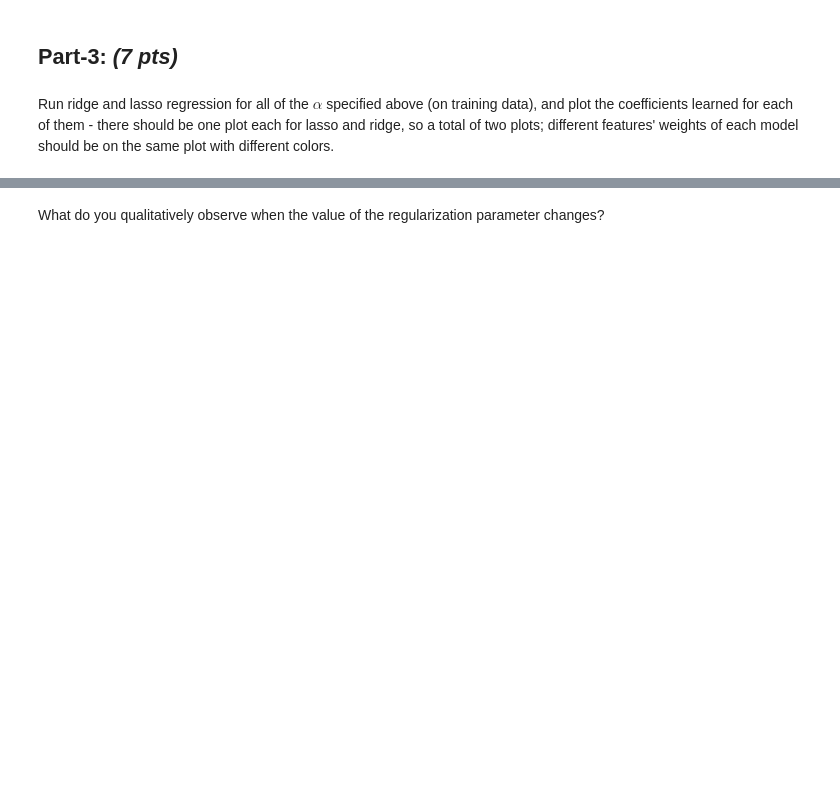
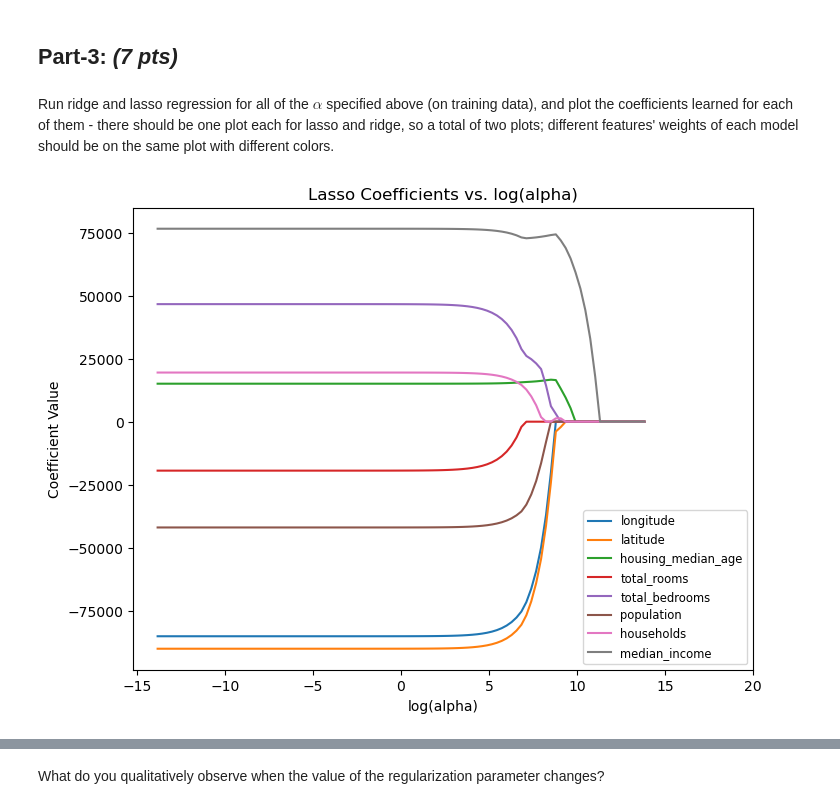
Before and after one commit to milindbhatiaa/Advance_Machine_Learning, a Jupyter notebook: HW_1_Milind_Bhatia.ipynb, the cells around one changed output, grey strips where cells are left out. Cells and saved outputs as stored; diff of their text form; code cells hidden in the pictures; blank space fills up the shorter version.

```diff
--- a/HW_1_Milind_Bhatia.ipynb
+++ b/HW_1_Milind_Bhatia.ipynb
@@ -180,31 +220,32 @@ k_fold = None
 # %%
 #Define the alphas as defined in the question
 ##  START CODE  ## (1 line of code)
-alphas = None
+alphas = 10**np.linspace(6,-6,100)
 ##  END CODE    ##
 
 lasso_avg_mse = {}
+ridge_avg_mse = {}
 # %%
 #For each value of alpha and each fold compute the mean square error
 for alpha in alphas:
 
   #Instantiate a lasso model with the current alpha
   ##  START CODE  ## (1 line of code)
-  lasso = None
+  lasso = linear_model.Lasso(alpha=alpha)
   ##  END CODE    ##
 
   avg_mse = 0
 
-  for k, (train, test) in enumerate(k_fold.split(X_train, Y_train)):
+  for k, (train, test) in enumerate(k_fold.split(X_train, y_train)):
 
     #Fit the scaled training data to the lasso model
     ## START CODE ## (1 line of code)
-
+    lasso.fit(Xscaled_train[train],y_train[train])
     ## END CODE ##
 
     #Calculate the average mean sqaured error
     ##  START CODE  ## (1 line of code)
-    avg_mse = None
+    avg_mse = avg_mse + ((y_train[test]-lasso.predict(Xscaled_train[test]))**2).mean()
     ##  END CODE    ##
 
   # Take the average mean squared error as metric
@@ -222,21 +265,21 @@ for alpha in alphas:
 
   #Instantiate a ridge model with the current alpha
   ##  START CODE  ## (1 line of code)
-  ridge = None
+  ridge = linear_model.Ridge(alpha=alpha)
   ##  END CODE    ##
 
   avg_mse = 0
 
-  for k, (train, test) in enumerate(k_fold.split(X_train, Y_train)):
+  for k, (train, test) in enumerate(k_fold.split(X_train, y_train)):
 
     #Fit the scaled training data to the ridge model
     ## START CODE ## (1 line of code)
-
+    ridge.fit(Xscaled_train[train],y_train[train])
     ## END CODE ##
 
     #Calculate the average mean sqaured error
     ##  START CODE  ## (1 line of code)
-    avg_mse = None
+    avg_mse = avg_mse + ((y_train[test]-ridge.predict(Xscaled_train[test]))**2).mean()
     ##  END CODE    ##
 
   # Take the average mean squared error as metric
@@ -263,15 +308,16 @@ coefs = []
 for a in alphas:
   #Specify current alpha as parameter for the lasso model
   ## START CODE ## (1 line of code)
-
+  lasso.alpha = a
   ## END CODE ##
 
   #Fit the training data to the lasso model
   ## START CODE ## (1 line of code)
-
+  lasso.fit(Xscaled_train,y_train)
   ## END CODE ##
 
   #Store learned coefficients in the coef variable
   ## START CODE ## (1 line of code)
 
+  coefs.append(lasso.coef_)
   ## END CODE ##
@@ -283,3 +324,24 @@ for a in alphas:
+# %%
+# Write the code to make the plot for coefficients learned from lasso
+## START CODE ##
+coefs = np.array(coefs)
+
+feature_names = X_train.columns
+
+plt.figure(figsize=(8, 6))
+
+for i in range(coefs.shape[1]):
+    plt.plot(np.log(alphas), coefs[:, i], label=feature_names[i])
+
+plt.xlabel('log(alpha)')
+plt.ylabel('Coefficient Value')
+plt.title('Lasso Coefficients vs. log(alpha)')
+plt.legend(loc='lower right', fontsize='small')
+plt.xticks(np.arange(-15, 25, 5))
+plt.show()
+## END CODE ##
+# %% [output]
+[figure, added]
 # %%
 # Ridge Regression
 
```
Also changed, not shown: parts of 28 cells of this notebook, 2 other files.
